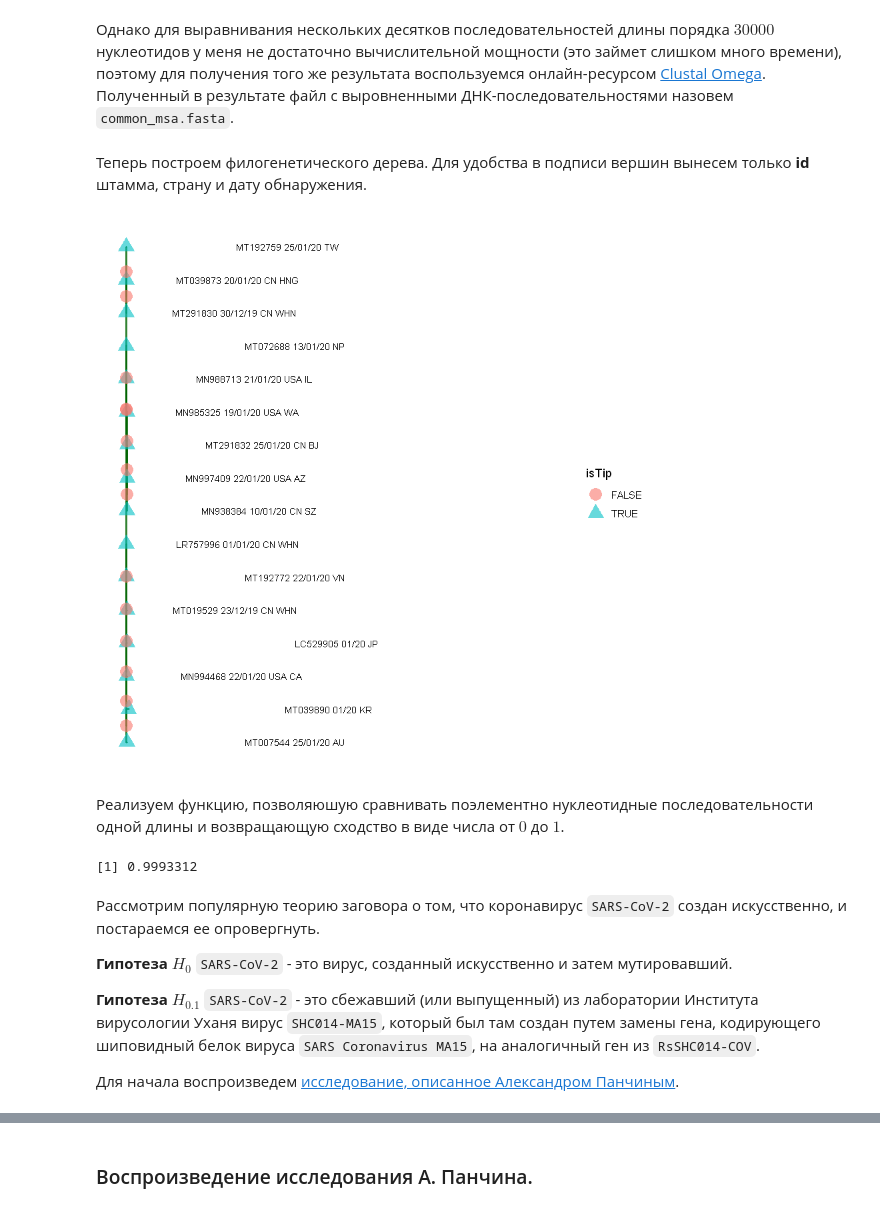
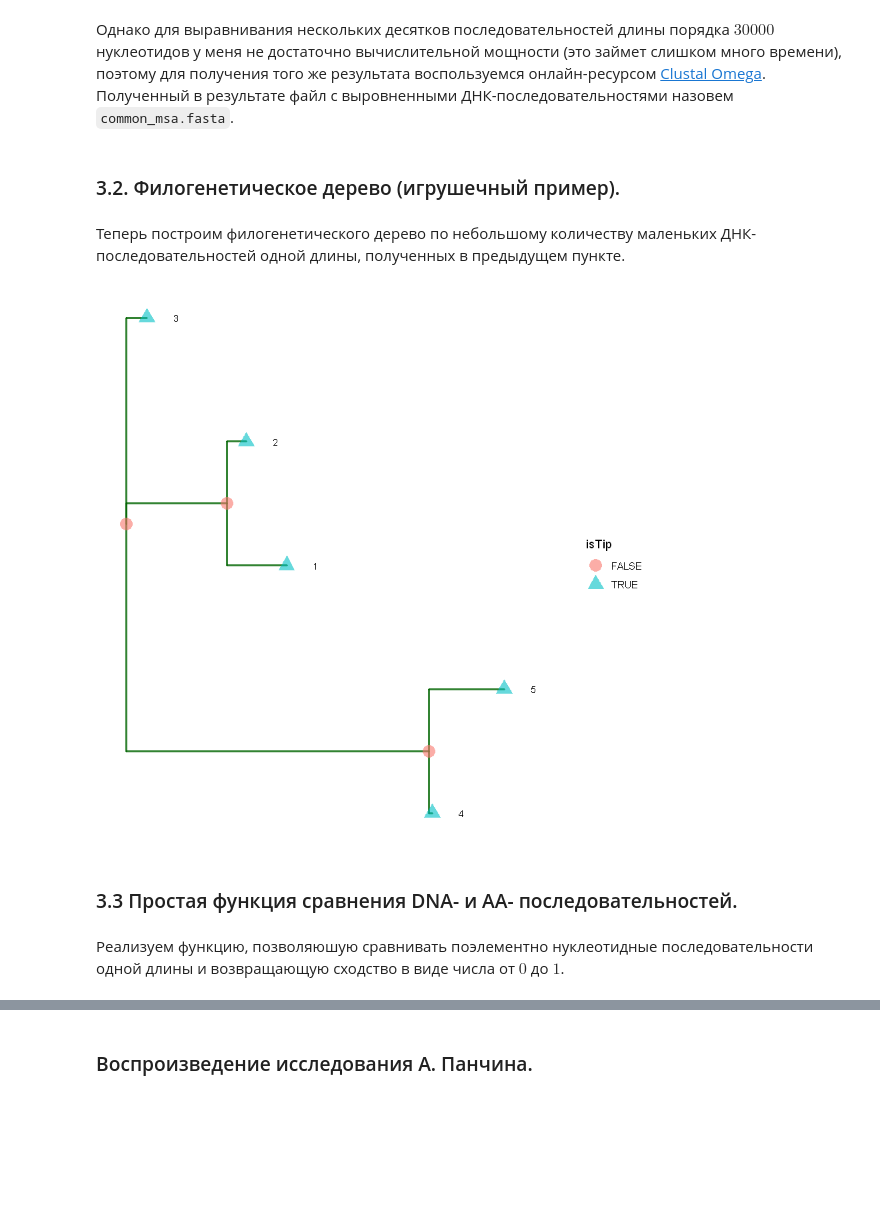
Before and after one commit to BikeevArtur/mipt-stats-ad, a Jupyter notebook: COVID_Research.ipynb, the cells around one changed output, grey strips where cells are left out. Drawn from its saved outputs; the diff is of its cells as text; code cells hidden in the pictures; blank space fills up the shorter version.

```diff
--- a/COVID_Research.ipynb
+++ b/COVID_Research.ipynb
@@ -30,9 +45,0 @@ The following object is masked from 'package:ggtree':
-# %%
-fasta_data <- read.fasta("common.fasta")
-l = c(dna2char(fasta_data[1]))
-for (i in 2:16) {
-    l = rbind(l, c(dna2char(fasta_data[i])))
-}
-string.set <- DNAStringSet(l)
-string.set <- msa(DNAStringSet(l))
-fasta_data <- as.DNAbin(string.set)
@@ -42,7 +67,14 @@ fasta_data <- as.DNAbin(string.set)
 Q1 <- as.DNAbin(c("T","C","C","G","A","A","T","A","A","G","T","A","A","A"))
 Q2 <- as.DNAbin(c("C","C","G","A","A","T","C","A","G","T","A"))
 Q3 <- as.DNAbin(c("T","C","T","A","A","A","T","A","A","G","C","A","C"))
-print(msa(DNAStringSet(c(dna2char(Q1),dna2char(Q2),dna2char(Q3)))))
+Q4 <- as.DNAbin(c("T","T","T","A","A","T","A","A","G","C","A","C"))
+Q5 <- as.DNAbin(c("G","T","T","A","A","T","A","A","G","A","C"))
+l <- c(dna2char(Q1),dna2char(Q2),dna2char(Q3),dna2char(Q4),dna2char(Q5))
+string.set <- DNAStringSet(l)
+string.set <- msa(string.set)
+print(string.set)
+small.dnabin <- as.DNAbin(string.set)
+print(small.dnabin)
 # %% [output]
 use default substitution matrix
 CLUSTAL 2.1
@@ -59,4 +98,2 @@ Con TCCGAATAAGTA?-
 # %% [markdown]
 Однако для выравнивания нескольких десятков последовательностей длины порядка $30000$ нуклеотидов у меня не достаточно вычислительной мощности (это займет слишком много времени), поэтому для получения того же результата воспользуемся онлайн-ресурсом [Clustal Omega](https://www.ebi.ac.uk/Tools/msa/clustalo/). Полученный в результате файл с выровненными ДНК-последовательностями назовем `common_msa.fasta`.
-# %% [markdown]
-Теперь построем филогенетического дерева. Для удобства в подписи вершин вынесем только **id** штамма, страну и дату обнаружения.
@@ -80,13 +100,17 @@ rnames <- c("MT007544 25/01/20 AU",
+# %% [markdown]
+### 3.2. Филогенетическое дерево (игрушечный пример).
+# %% [markdown]
+Теперь построим филогенетического дерево по небольшому количеству маленьких ДНК-последовательностей одной длины, полученных в предыдущем пункте.
 # %%
-fasta_data <- as.matrix(read.fasta("common_msa.fasta"))
-rownames(fasta_data) <- rnames
-phy.data <- as.phyDat(as.matrix(fasta_data))
+phy.data <- as.phyDat(as.matrix(small.dnabin))
 tree <- nj(dist.ml(phy.data))
 ggtree(tree, lwd = 1, color = "darkgreen", alpha = 0.8, right = TRUE) +
   geom_tiplab(size = 3, angle = 0, offset = 0.05, hjust = 3) +
   geom_point(aes(shape = isTip, color = isTip), size = 5, alpha = 0.6)
 # %% [output]
-[figure, old version]
+[figure, new version]
+# %% [markdown]
+### 3.3 Простая функция сравнения DNA- и AA- последовательностей.
 # %% [markdown]
 Реализуем функцию, позволяюшую сравнивать поэлементно нуклеотидные последовательности одной длины и возвращающую сходство в виде числа от $0$ до $1$.
 # %%
@@ -94,15 +118,3 @@ element_wise.compare <- function(seq1,seq2){
     mean(strsplit(as.character(seq1),"")[[1]] ==
        strsplit(as.character(seq2),"")[[1]])
 }
-# %%
-element_wise.compare(DNAseq1, DNAseq2)
-# %% [output]
-[1] 0.9993312
-# %% [markdown]
-Рассмотрим популярную теорию заговора о том, что коронавирус `SARS-CoV-2` создан искусственно, и постараемся ее опровергнуть.
-
-**Гипотеза** $H_0$ `SARS-CoV-2` - это вирус, созданный искусственно и затем мутировавший.
-
-**Гипотеза** $H_{0.1}$ `SARS-CoV-2` - это сбежавший (или выпущенный) из лаборатории Института вирусологии Уханя вирус `SHC014-MA15`, который был там создан путем замены гена, кодирующего шиповидный белок вируса `SARS Coronavirus MA15`, на аналогичный ген из `RsSHC014-COV`.
-
-Для начала воспроизведем [исследование, описанное Александром Панчиным](https://vk.com/scinquisitor?w=wall187756_253565).
```
Also changed, not shown: parts of 32 cells of this notebook, 1 other file.
